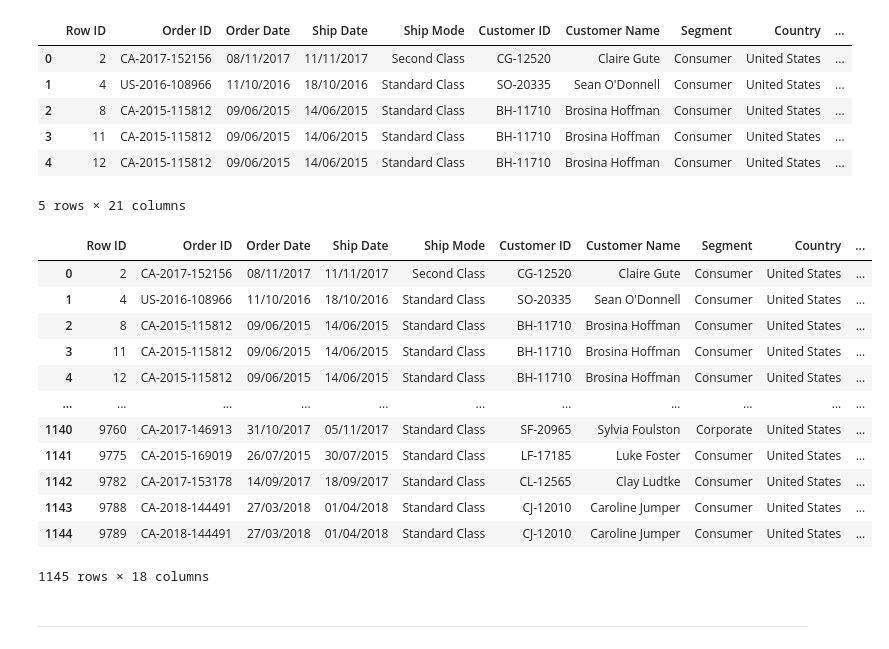
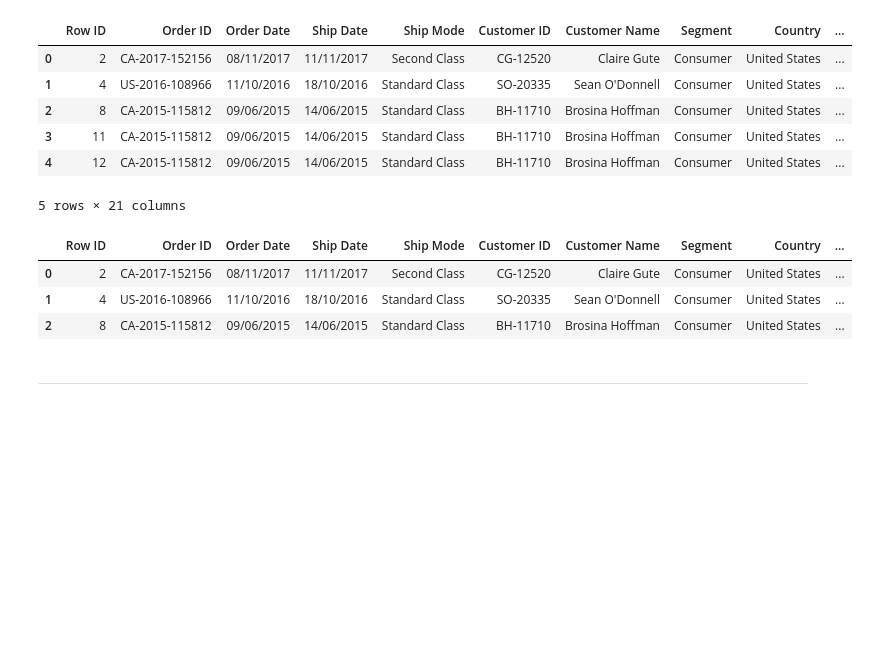
Before and after one commit to SaitoM17/superstore_sales, a Jupyter notebook: notebooks/eda_outliers.ipynb, the cells around one changed output. Cells and saved outputs as stored; diff of their text form; code cells hidden in the pictures; blank space fills up the shorter version.

Commit message:
fix: Pequeña correción al visualizar df_store_outliers

```diff
--- a/notebooks/eda_outliers.ipynb
+++ b/notebooks/eda_outliers.ipynb
@@ -21,21 +21,12 @@ df_store_sales_outliers.head(5)
 # %%
 # Eliminamos columnas inicesarias (repetidas) columnas=[customer_name_normalizado, city_normalizado, product_name_normalizado]
 df_store_sales_outliers = df_store_sales_outliers.drop(columns=['customer_name_normalizado','city_normalizado','product_name_normalizado'])
-df_store_sales_outliers
+df_store_sales_outliers.head(3)
 # %% [output]
 |  | Row ID | Order ID | Order Date | Ship Date | Ship Mode | Customer ID | Customer Name | Segment | Country | ... |
 | 0 | 2 | CA-2017-152156 | 08/11/2017 | 11/11/2017 | Second Class | CG-12520 | Claire Gute | Consumer | United States | ... |
 | 1 | 4 | US-2016-108966 | 11/10/2016 | 18/10/2016 | Standard Class | SO-20335 | Sean O'Donnell | Consumer | United States | ... |
 | 2 | 8 | CA-2015-115812 | 09/06/2015 | 14/06/2015 | Standard Class | BH-11710 | Brosina Hoffman | Consumer | United States | ... |
-| 3 | 11 | CA-2015-115812 | 09/06/2015 | 14/06/2015 | Standard Class | BH-11710 | Brosina Hoffman | Consumer | United States | ... |
-| 4 | 12 | CA-2015-115812 | 09/06/2015 | 14/06/2015 | Standard Class | BH-11710 | Brosina Hoffman | Consumer | United States | ... |
-| ... | ... | ... | ... | ... | ... | ... | ... | ... | ... | ... |
-| 1140 | 9760 | CA-2017-146913 | 31/10/2017 | 05/11/2017 | Standard Class | SF-20965 | Sylvia Foulston | Corporate | United States | ... |
-| 1141 | 9775 | CA-2015-169019 | 26/07/2015 | 30/07/2015 | Standard Class | LF-17185 | Luke Foster | Consumer | United States | ... |
-| 1142 | 9782 | CA-2017-153178 | 14/09/2017 | 18/09/2017 | Standard Class | CL-12565 | Clay Ludtke | Consumer | United States | ... |
-| 1143 | 9788 | CA-2018-144491 | 27/03/2018 | 01/04/2018 | Standard Class | CJ-12010 | Caroline Jumper | Consumer | United States | ... |
-| 1144 | 9789 | CA-2018-144491 | 27/03/2018 | 01/04/2018 | Standard Class | CJ-12010 | Caroline Jumper | Consumer | United States | ... |
-1145 rows × 18 columns
 # %% [markdown]
 ---
 # %% [markdown]
```
